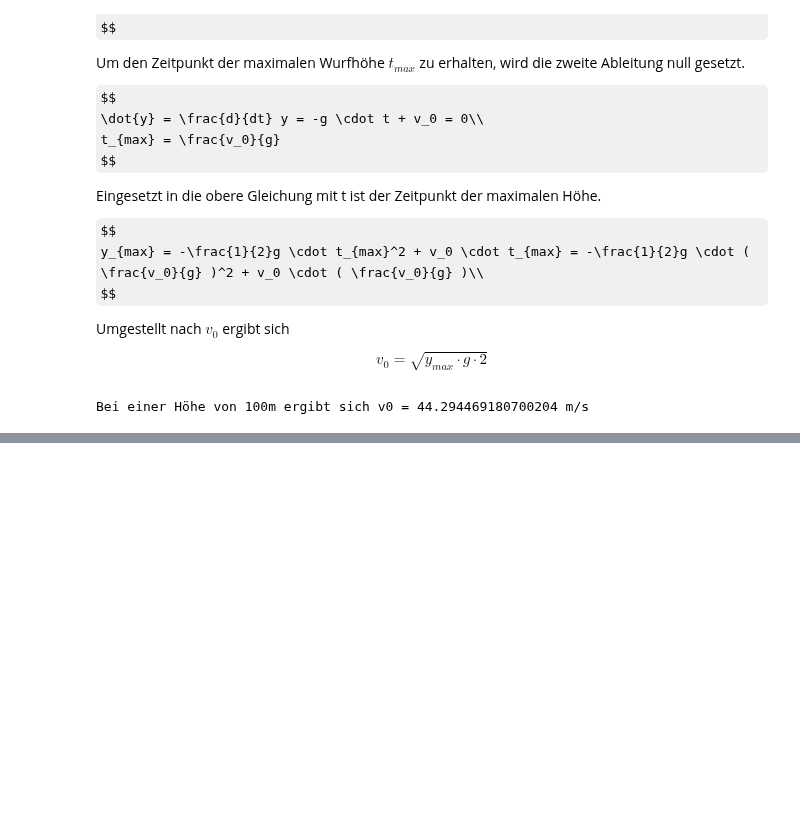
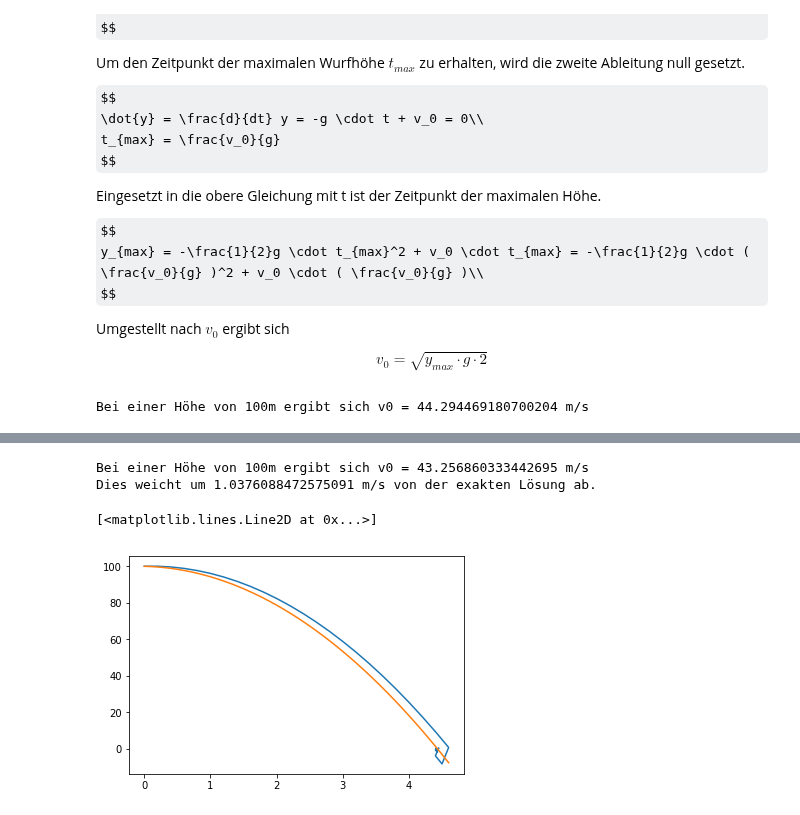
Before and after one commit to darenegade/modellbildung, a Jupyter notebook: Aufgabe2/Aufgabe2a.ipynb, the cells around one changed output, grey strips where cells are left out. Cells and saved outputs as stored; diff of their text form; code cells hidden in the pictures; some formulas as TeX source; blank space fills up the shorter version.

```diff
--- a/Aufgabe2/Aufgabe2a.ipynb
+++ b/Aufgabe2/Aufgabe2a.ipynb
@@ -210,6 +210,7 @@ $$
 y_max = 100
 
 fv_0 = lambda y: math.sqrt(y * g * 2)
+y_real = lambda t: -g/2*t**2+fv_0(y_max)*t
 
 print ( 'Bei einer Höhe von ' + str(y_max) + 'm ergibt sich v0 = ' + str(fv_0(y_max)) + ' m/s')
 # %% [output]
@@ -226,7 +219,0 @@ $$
-# %%
-y_max = 100
-
-f = lambda t,v0: -g/s * t**2 + v0 * t
-
-t = 1
-while fd(t) != 0:
@@ -232,0 +237,27 @@ while fd(t) != 0:
+# %%
+f = lambda t: -g*t
+
+n = 0
+t = [0]
+dt = 0.2
+y = [y_max]
+e = 0.000001
+while abs(y[n]) > e :
+    y_tmp = y[n] + f(t[n])*dt
+    if np.sign(y_tmp) != np.sign(y[n]) :
+        dt = dt/2 * (-1)
+    y.append( y_tmp )
+    t.append( t[n] + dt )
+    n += 1
+
+print ( 'Bei einer Höhe von ' + str(y_0) + 'm ergibt sich v0 = ' + str(abs(f(t[n]))) + ' m/s')
+print ( 'Dies weicht um ' + str(fv_0(y_max)-abs(f(t[n]))) + ' m/s von der exakten Lösung ab.')
+
+plt.plot(t,y)
+corr = max([abs(min(t)), abs(max(t))])
+plt.plot(np.arange(min(t),max(t),0.1), y_real(np.arange(min(t)+corr,max(t)+corr,0.1)))
+# %% [output]
+Bei einer Höhe von 100m ergibt sich v0 = 43.256860333442695 m/s
+Dies weicht um 1.0376088472575091 m/s von der exakten Lösung ab.
+[<matplotlib.lines.Line2D at 0x...>]
+[figure, added]
```
Also changed, not shown: parts of 3 cells of this notebook.
